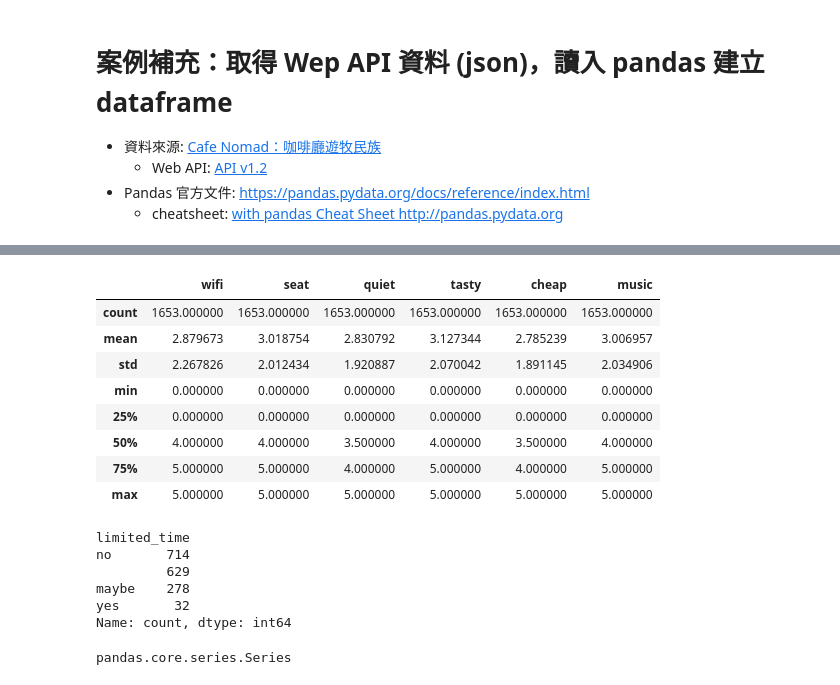
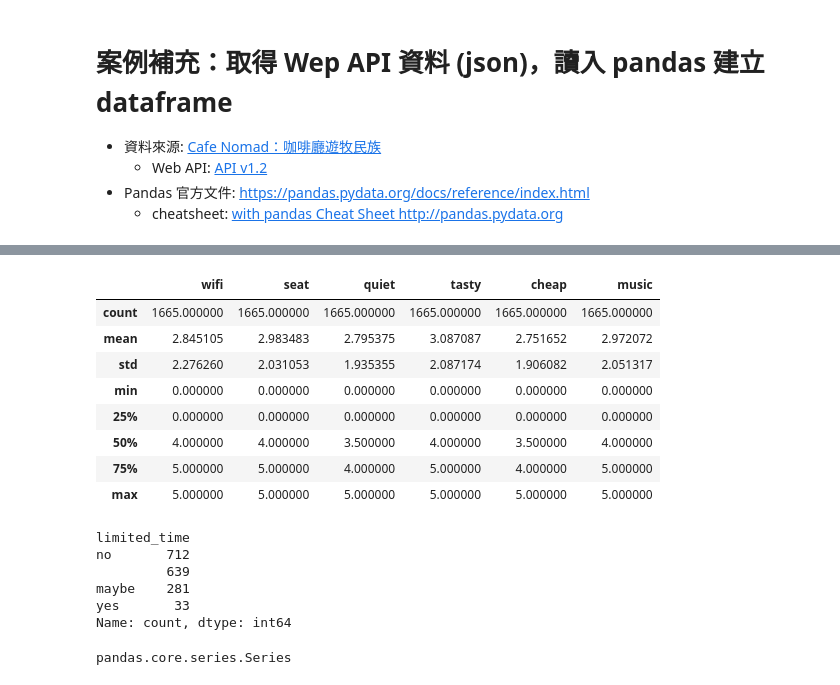
Before and after one commit to telunyang/python_data_analysis, a Jupyter notebook: cases/cafe_nomad.ipynb, the cells around one changed output, grey strips where cells are left out. Saved outputs shown, nothing was run; the diff lists cells and outputs as text; code cells hidden in the pictures.

```diff
--- a/cases/cafe_nomad.ipynb
+++ b/cases/cafe_nomad.ipynb
@@ -29,3 +29,9 @@ response = requests.get(url="https://cafenomad.tw/api/v1.2/cafes/taipei")
 
 # 將回應內容以 json 格式 (將 json 字串轉成 dict 或 list) 回傳
 data = response.json()
+
+'''
+如果是取得 csv 格式的資料，可以改成:
+data = response.text
+'''
+data
@@ -32,6 +56,7 @@ data = response.json()
 # %%
 '''建立 dataframe'''
-df = pd.DataFrame(data); df
+df = pd.DataFrame(data)
+df
 # %% [output]
 |  | id | name | city | wifi | seat | quiet | tasty | cheap | music | url | address | ... |
 | 0 | 000703fe-cf8a-43c8-bd83-c90cfd61915f | 蜂巢咖啡 | taipei | 0.0 | 4.5 | 3.0 | 5.0 | 4.0 | 4.0 | https://www.facebook.com/honeycom... | 新北市永和區永貞路214號 | ... |
@@ -49,16 +74,17 @@ df = pd.DataFrame(data); df
 # %%
 '''dataframe 的詳細資料'''
-df_detail = df.describe(); df_detail
+df_detail = df.describe()
+df_detail
 
 
 # 問題: 下面兩行程式碼差異?
 # df_detail.loc['25%', ['wifi']] => 回傳 Series，可以使用 .index 和 .values
 # df_detail.loc['25%', 'wifi']  => 類似 df.at()，取得特定 cell 的值
 # %% [output]
 |  | wifi | seat | quiet | tasty | cheap | music |
-| count | 1653.000000 | 1653.000000 | 1653.000000 | 1653.000000 | 1653.000000 | 1653.000000 |
-| mean | 2.879673 | 3.018754 | 2.830792 | 3.127344 | 2.785239 | 3.006957 |
-| std | 2.267826 | 2.012434 | 1.920887 | 2.070042 | 1.891145 | 2.034906 |
+| count | 1665.000000 | 1665.000000 | 1665.000000 | 1665.000000 | 1665.000000 | 1665.000000 |
+| mean | 2.845105 | 2.983483 | 2.795375 | 3.087087 | 2.751652 | 2.972072 |
+| std | 2.276260 | 2.031053 | 1.935355 | 2.087174 | 1.906082 | 2.051317 |
 | min | 0.000000 | 0.000000 | 0.000000 | 0.000000 | 0.000000 | 0.000000 |
 | 25% | 0.000000 | 0.000000 | 0.000000 | 0.000000 | 0.000000 | 0.000000 |
 | 50% | 4.000000 | 4.000000 | 3.500000 | 4.000000 | 3.500000 | 4.000000 |
@@ -69,10 +95,10 @@ df_detail = df.describe(); df_detail
 df.value_counts('limited_time')
 # %% [output]
 limited_time
-no       714
-         629
-maybe    278
-yes       32
+no       712
+         639
+maybe    281
+yes       33
 Name: count, dtype: int64
 # %%
 '''它的型別'''
```
Also changed, not shown: parts of 11 cells of this notebook, 2 other files.
